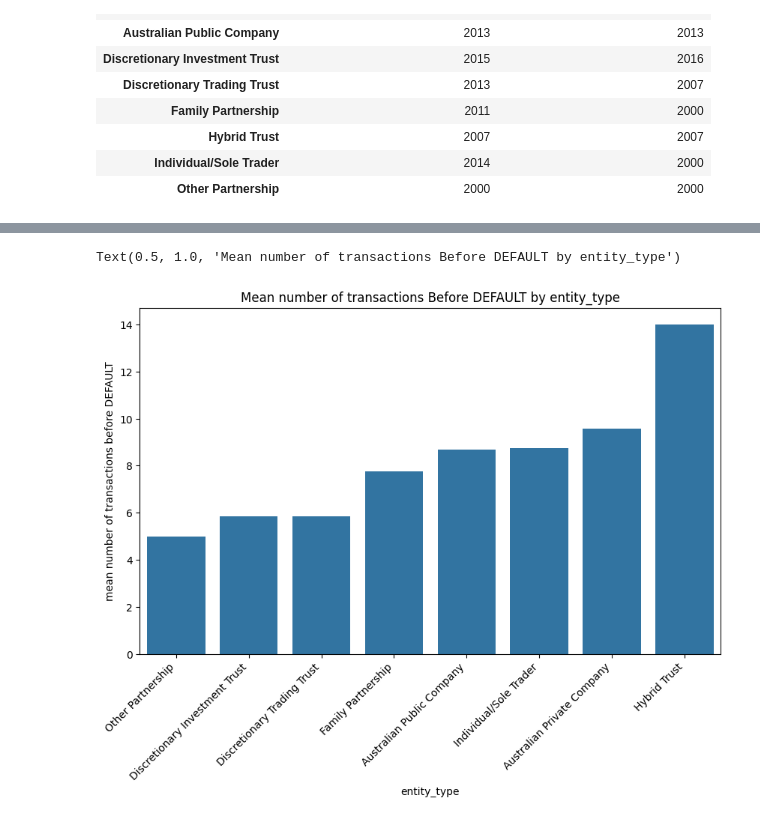
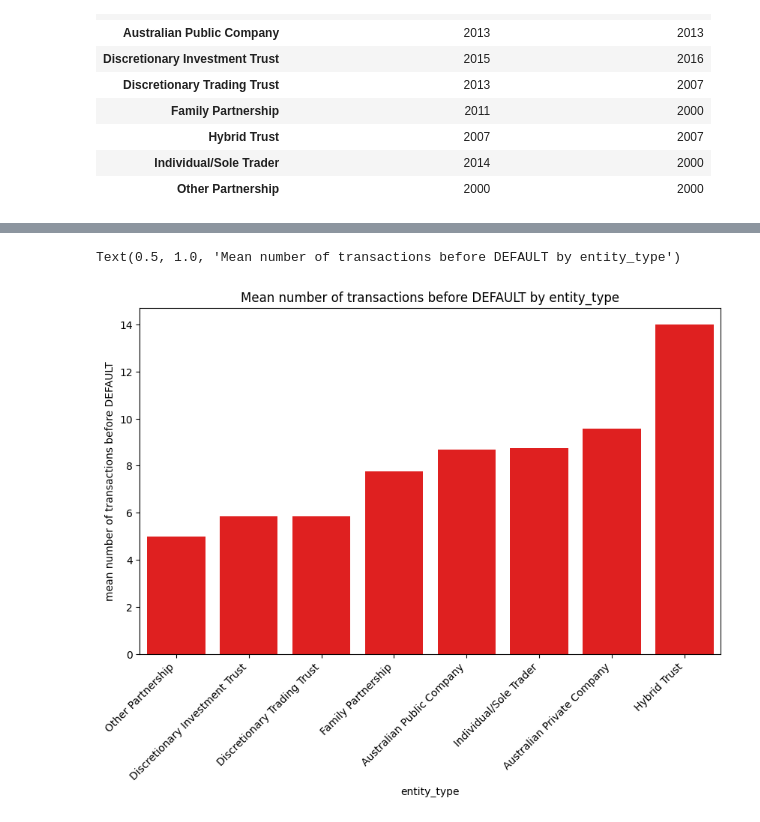
Before and after one commit to jacobpalinski/Payments-Case-Study, a Jupyter notebook: Jacob-Palinski-Case-Study-Python.ipynb, the cells around one changed output, grey strips where cells are left out. Saved outputs shown, nothing was run; the diff lists cells and outputs as text; code cells hidden in the pictures.

```diff
--- a/Jacob-Palinski-Case-Study-Python.ipynb
+++ b/Jacob-Palinski-Case-Study-Python.ipynb
@@ -138,8 +145,9 @@ Hybrid Trust                        1
 2018      6
 Name: count, dtype: int64
 # %%
-# Join the two dataframes into a single dataframe joining on 'client id' column
+# Join the two dataframes into a single dataframe joining on 'client_id' column and sort bsed on 'client_id', 'contract_id' and 'transaction_date'
 merged_df = pd.merge(payments_df, clients_df, on='client_id')
+merged_df = merged_df.sort_values(by=['client_id', 'contract_id', 'transaction_date']).reset_index().iloc[:, 1:]
 merged_df.head()
 # %% [output]
 |  | transaction_id | contract_id | client_id | transaction_date | payment_amt | payment_code | entity_type | ... |
@@ -285,3 +244,5 @@ default_client_ids_df.head(30)
 # %%
-filtered_df = default_client_ids_df.groupby(['entity_type', 'contract_id']).apply(lambda x: x.loc[:x[x['payment_code'] == 'DEFAULT'].index[0]-1] if 'DEFAULT' in x['payment_code'].values else x)
-filtered_df.head(20)
+# Produce dataframe with all payment_code = 'PAYMENT' before first payment_code = 'DEFAULT' for each client_id
+default_client_ids = merged_df[merged_df['payment_code'] == 'DEFAULT']['client_id'].unique()
+default_client_ids_df = merged_df[merged_df['client_id'].isin(default_client_ids)].reset_index()
+filtered_df = default_client_ids_df.groupby(['entity_type', 'contract_id']).apply(lambda x: x.loc[:x[x['payment_code'] == 'DEFAULT'].index[0]-1] if 'DEFAULT' in x['payment_code'].values else x).reset_index(drop=True)
@@ -307,14 +249,14 @@ filtered_df.head(20)
 # %%
-# Mean number of records before DEFAULT transaction by entity type
+# Mean number of records before payment_code = 'DEFAULT' transaction by entity type
 records_per_contract_by_entity_type = filtered_df.reset_index(drop = True).groupby(['entity_type', 'contract_id']).size()
 mean_records_per_contract_by_entity_type = records_per_contract_by_entity_type.groupby('entity_type').mean().reset_index()
 mean_records_per_contract_by_entity_type.columns = ['entity_type', 'mean number of transactions before DEFAULT']
-mean_records_per_contract_by_entity_type_sorted = mean_records_per_contract_by_entity_type.sort_values(by='mean number of transactions before DEFAULT')
+mean_records_per_contract_by_entity_type_sorted_df = mean_records_per_contract_by_entity_type.sort_values(by='mean number of transactions before DEFAULT')
 plt.figure(figsize=(10, 6))
-sns.barplot(x='entity_type', y='mean number of transactions before DEFAULT', data=mean_records_per_contract_by_entity_type_sorted)
+sns.barplot(x='entity_type', y='mean number of transactions before DEFAULT', data=mean_records_per_contract_by_entity_type_sorted_df, color='red')
 plt.xticks(rotation=45, ha='right')
-plt.title('Mean number of transactions Before DEFAULT by entity_type')
+plt.title('Mean number of transactions before DEFAULT by entity_type')
 # %% [output]
-Text(0.5, 1.0, 'Mean number of transactions Before DEFAULT by entity_type')
+Text(0.5, 1.0, 'Mean number of transactions before DEFAULT by entity_type')
-[figure, old version]
+[figure, new version]
 # %%
```
Also changed, not shown: parts of 16 cells of this notebook.
